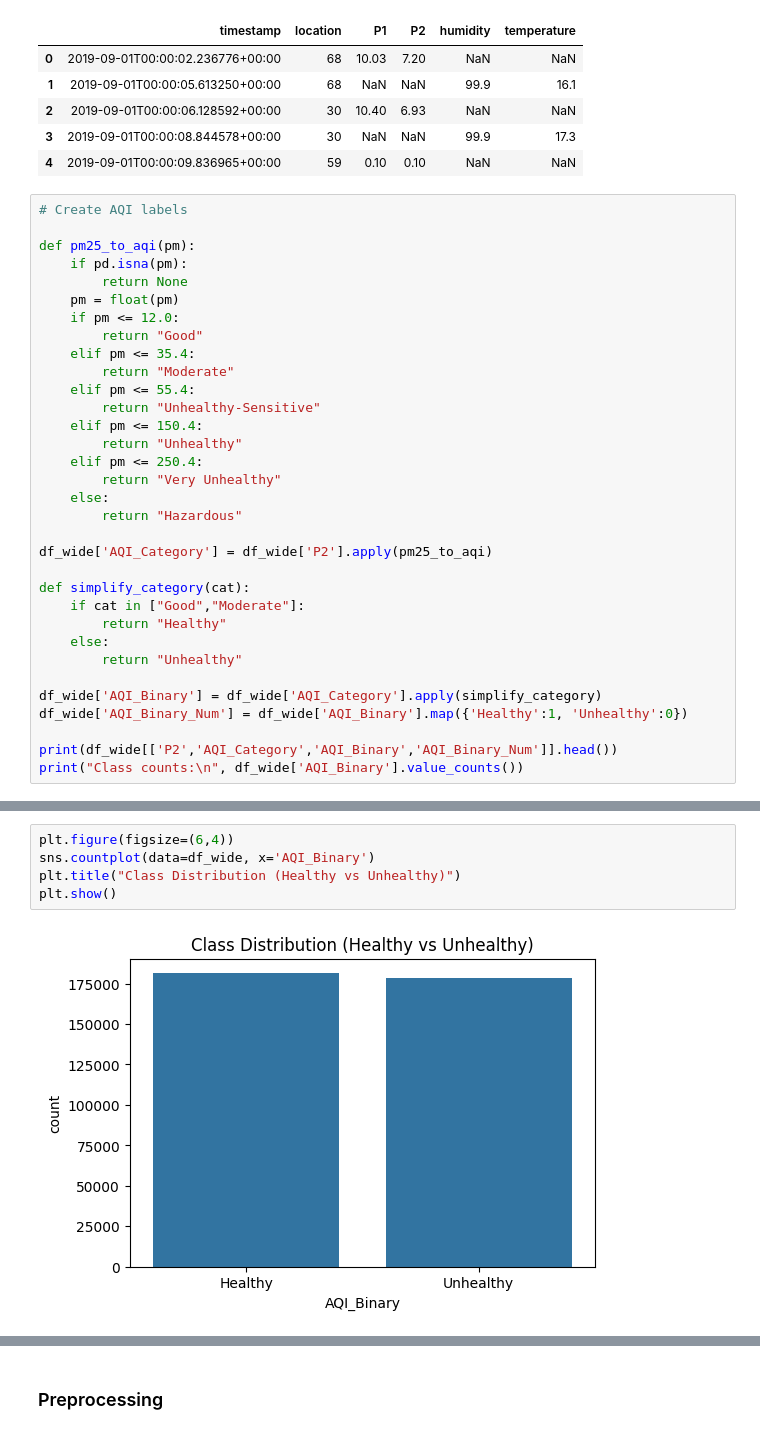
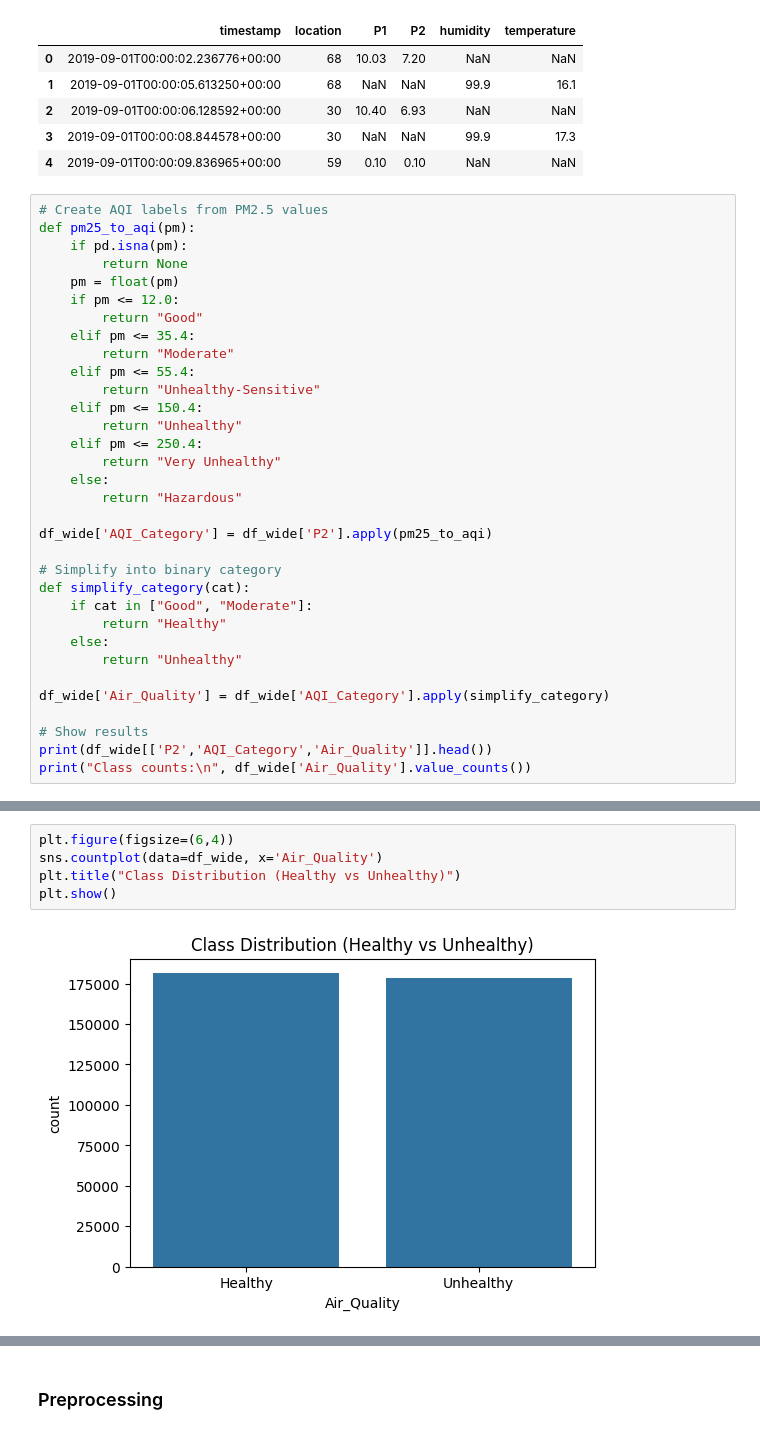
Before and after one commit to j-o-y-14/Air_Quality_Forecasting, a Jupyter notebook: Air_Quality.ipynb, the cells around one changed output, grey strips where cells are left out. Drawn from its saved outputs; the diff is of its cells as text.

```diff
--- a/Air_Quality.ipynb
+++ b/Air_Quality.ipynb
@@ -83,8 +83,7 @@ df_wide.head()
 | 3 | 2019-09-01T00:00:08.844578+00:00 | 30 | NaN | NaN | 99.9 | 17.3 |
 | 4 | 2019-09-01T00:00:09.836965+00:00 | 59 | 0.10 | 0.10 | NaN | NaN |
 # %%
-# Create AQI labels
-
+# Create AQI labels from PM2.5 values
 def pm25_to_aqi(pm):
     if pd.isna(pm):
         return None
@@ -104,15 +103,16 @@ def pm25_to_aqi(pm):
 
 df_wide['AQI_Category'] = df_wide['P2'].apply(pm25_to_aqi)
 
+# Simplify into binary category
 def simplify_category(cat):
-    if cat in ["Good","Moderate"]:
+    if cat in ["Good", "Moderate"]:
         return "Healthy"
     else:
         return "Unhealthy"
 
-df_wide['AQI_Binary'] = df_wide['AQI_Category'].apply(simplify_category)
-df_wide['AQI_Binary_Num'] = df_wide['AQI_Binary'].map({'Healthy':1, 'Unhealthy':0})
+df_wide['Air_Quality'] = df_wide['AQI_Category'].apply(simplify_category)
 
-print(df_wide[['P2','AQI_Category','AQI_Binary','AQI_Binary_Num']].head())
-print("Class counts:\n", df_wide['AQI_Binary'].value_counts())
+# Show results
+print(df_wide[['P2','AQI_Category','Air_Quality']].head())
+print("Class counts:\n", df_wide['Air_Quality'].value_counts())
 # %% [output]
@@ -209,10 +207,10 @@ df_wide.describe()
 # %%
 plt.figure(figsize=(6,4))
-sns.countplot(data=df_wide, x='AQI_Binary')
+sns.countplot(data=df_wide, x='Air_Quality')
 plt.title("Class Distribution (Healthy vs Unhealthy)")
 plt.show()
 # %% [output]
-[figure, old version]
+[figure, new version]
 # %%
 # Numerical columns (excluding timestamp, location, and categorical)
 num_cols = df_wide.select_dtypes(include=[np.number]).columns.tolist()
```
Also changed, not shown: parts of 70 cells of this notebook, 6 other files.
